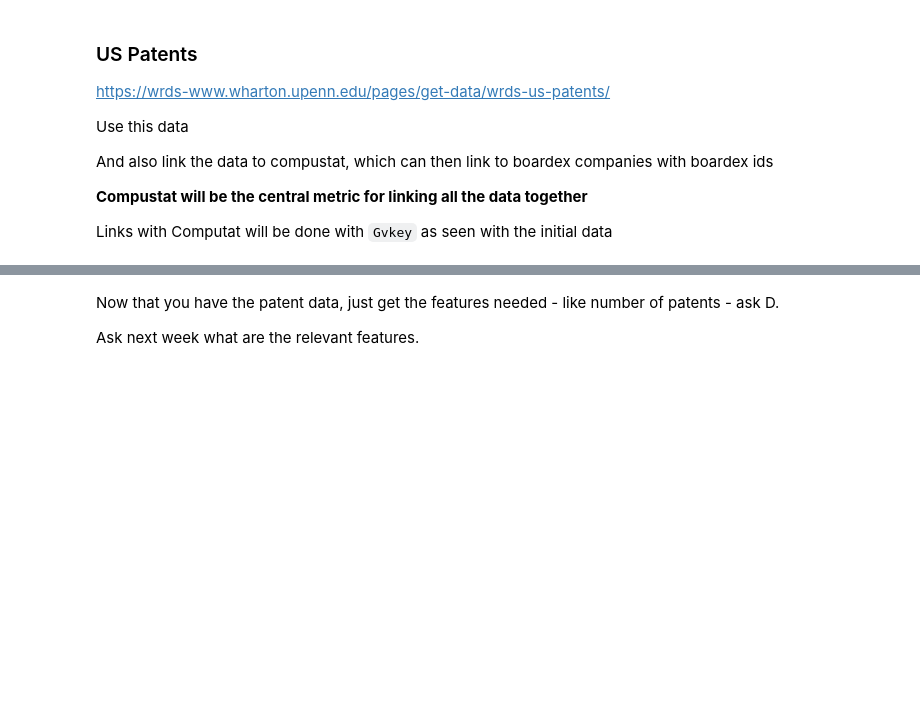
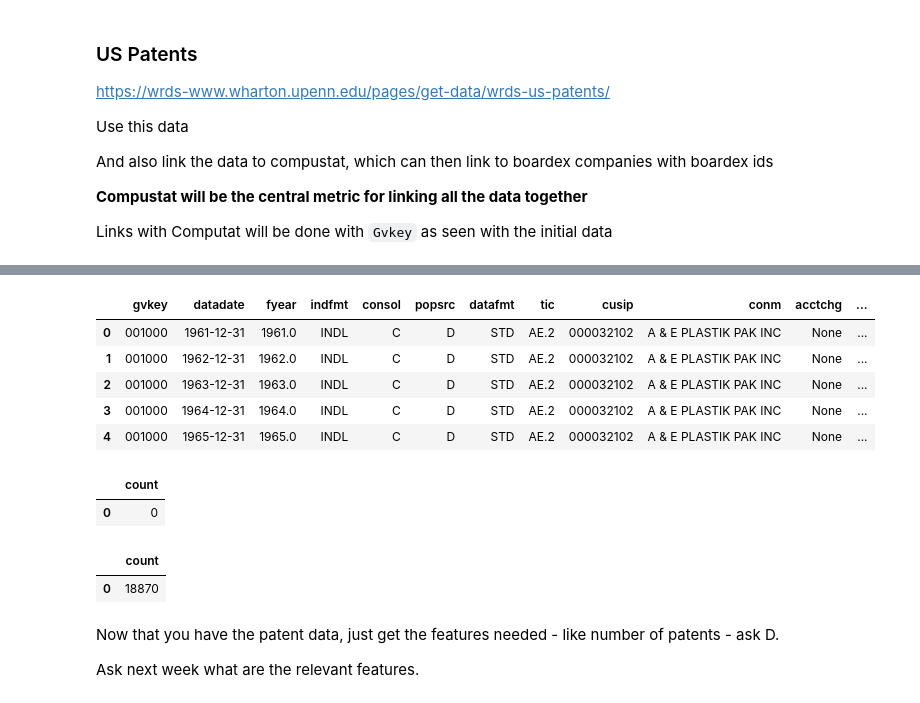
Before and after one commit to PeterHuGC/Imperial_Dissertation_Research, a Jupyter notebook: 6.Dissertation_Full_EDA/WRDS_graph_patent_exploration.ipynb, the cells around one changed output, grey strips where cells are left out. Drawn from its saved outputs; the diff is of its cells as text; code cells hidden in the pictures; blank space fills up the shorter version.

```diff
--- a/6.Dissertation_Full_EDA/WRDS_graph_patent_exploration.ipynb
+++ b/6.Dissertation_Full_EDA/WRDS_graph_patent_exploration.ipynb
@@ -196,3 +335,36 @@ Links with Computat will be done with `Gvkey` as seen with the initial data
+# %%
+conn.get_table(library='comp_na_annual_all', table='funda', obs=5)
+# %% [output]
+|  | gvkey | datadate | fyear | indfmt | consol | popsrc | datafmt | tic | cusip | conm | acctchg | ... |
+| 0 | 001000 | 1961-12-31 | 1961.0 | INDL | C | D | STD | AE.2 | 000032102 | A & E PLASTIK PAK INC | None | ... |
+| 1 | 001000 | 1962-12-31 | 1962.0 | INDL | C | D | STD | AE.2 | 000032102 | A & E PLASTIK PAK INC | None | ... |
+| 2 | 001000 | 1963-12-31 | 1963.0 | INDL | C | D | STD | AE.2 | 000032102 | A & E PLASTIK PAK INC | None | ... |
+| 3 | 001000 | 1964-12-31 | 1964.0 | INDL | C | D | STD | AE.2 | 000032102 | A & E PLASTIK PAK INC | None | ... |
+| 4 | 001000 | 1965-12-31 | 1965.0 | INDL | C | D | STD | AE.2 | 000032102 | A & E PLASTIK PAK INC | None | ... |
+# %%
+conn.raw_sql(
+"""
+select count(*)
+from comp_na_annual_all.funda
+where fyear >= 2023
+"""
+)
+# %% [output]
+|  | count |
+| 0 | 0 |
+# %%
+
+
+conn.raw_sql(
+"""
+select count(*)
+from comp_na_daily_all.funda
+where fyear >= 2023
+"""
+)
+# %% [output]
+|  | count |
+| 0 | 18870 |
 # %% [markdown]
 Now that you have the patent data, just get the features needed - like number of patents - ask D.
 
```
Also changed, not shown: parts of 15 cells of this notebook, 1 other file.
